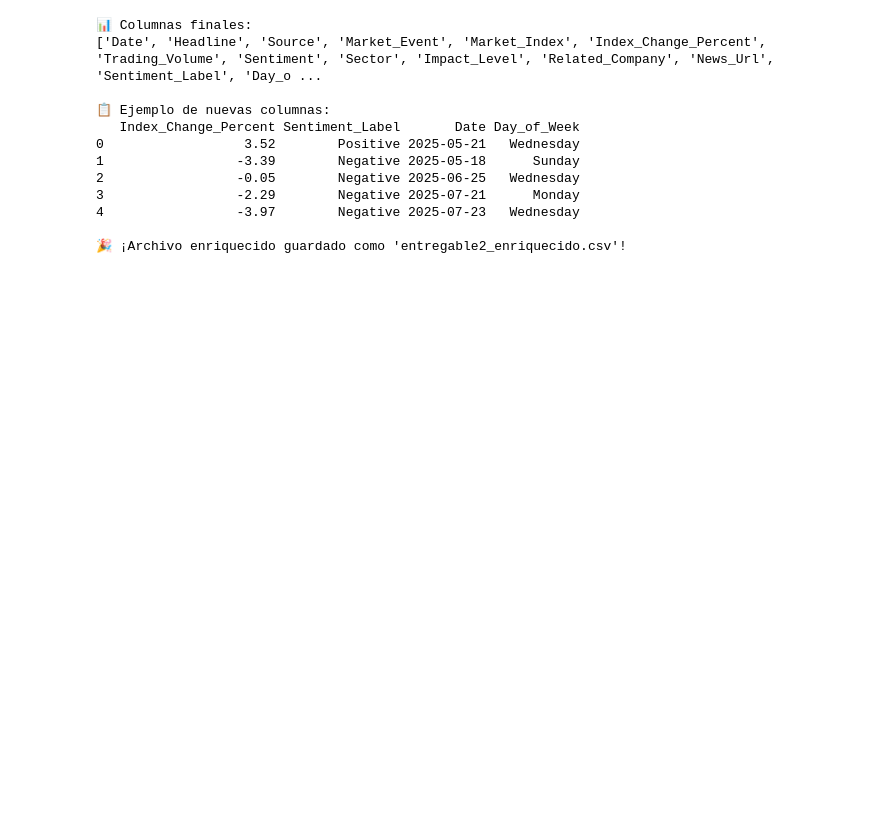
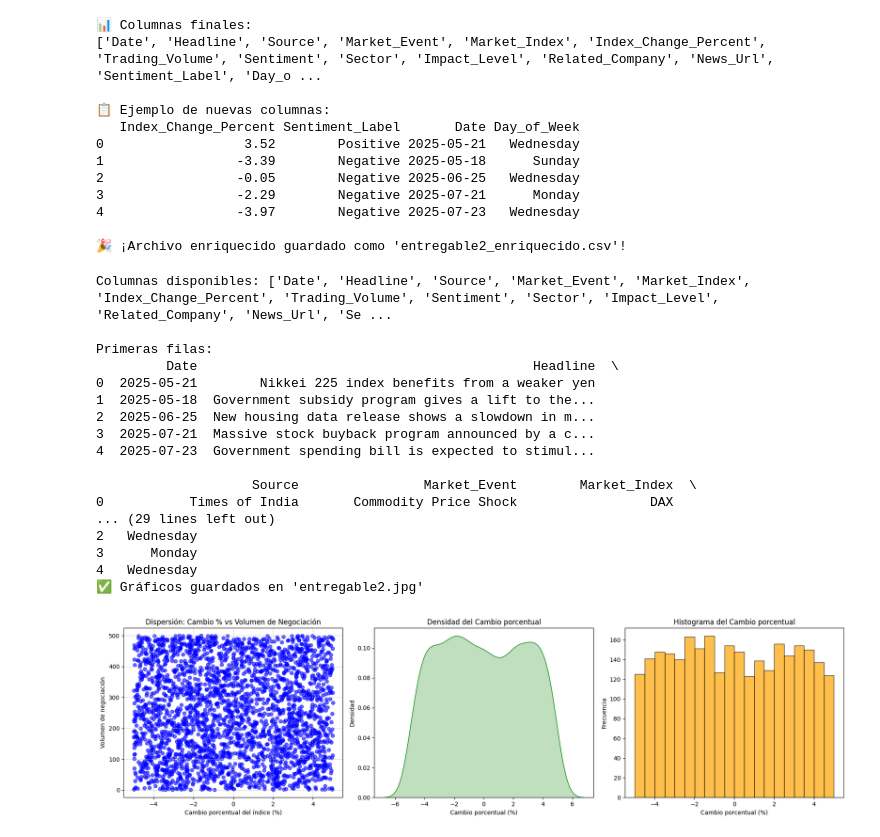
Before and after one commit to mariatovarjp-lgtm/ANALISIS-DE-DATOSB1-2025, a Jupyter notebook: re2.ipynb, the cells around one changed output. Saved outputs shown, nothing was run; the diff lists cells and outputs as text; code cells hidden in the pictures; blank space fills up the shorter version.

```diff
--- a/re2.ipynb
+++ b/re2.ipynb
@@ -114,3 +128,73 @@ print(f"\n🎉 ¡Archivo enriquecido guardado como '{output_file}'!")
 4                 -3.97        Negative 2025-07-23   Wednesday
 
 🎉 ¡Archivo enriquecido guardado como 'entregable2_enriquecido.csv'!
+# %%
+# Cargar los datos
+df = pd.read_csv('entregable2.csv')
+
+# Verificar estructura
+print("Columnas disponibles:", df.columns.tolist())
+print("\nPrimeras filas:")
+print(df.head())
+
+# Convertir 'Index_Change_Percent' a float (si hay problemas con formato)
+df['Index_Change_Percent'] = pd.to_numeric(df['Index_Change_Percent'], errors='coerce')
+df['Trading_Volume'] = pd.to_numeric(df['Trading_Volume'], errors='coerce')
+
+# Eliminar filas con valores nulos en Index_Change_Percent
+df = df.dropna(subset=['Index_Change_Percent'])
+
+# Crear figura con 3 subplots
+fig, axes = plt.subplots(1, 3, figsize=(18, 5))
+
+# 1. Gráfico de dispersión: Index_Change_Percent vs Trading_Volume
+axes[0].scatter(df['Index_Change_Percent'], df['Trading_Volume'], alpha=0.6, color='blue')
+axes[0].set_title('Dispersión: Cambio % vs Volumen de Negociación')
+axes[0].set_xlabel('Cambio porcentual del índice (%)')
+axes[0].set_ylabel('Volumen de negociación')
+axes[0].grid(True, linestyle='--', alpha=0.7)
+
+
+# 2. Gráfico de densidad (KDE) del cambio porcentual
+sns.kdeplot(df['Index_Change_Percent'], ax=axes[1], color='green', fill=True)
+axes[1].set_title('Densidad del Cambio porcentual')
+axes[1].set_xlabel('Cambio porcentual (%)')
+axes[1].set_ylabel('Densidad')
+
+# 3. Histograma del cambio porcentual
+axes[2].hist(df['Index_Change_Percent'], bins=20, color='orange', edgecolor='black', alpha=0.7)
+axes[2].set_title('Histograma del Cambio porcentual')
+axes[2].set_xlabel('Cambio porcentual (%)')
+axes[2].set_ylabel('Frecuencia')
+
+# Ajustar espaciado
+plt.tight_layout()
+
+# Ajustar espaciado
+plt.tight_layout()
+
+# Guardar como JPG
+plt.savefig('entregable2.jpg', dpi=300, bbox_inches='tight')
+print("✅ Gráficos guardados en 'entregable2.jpg'")
+
+# Opcional: mostrar en pantalla
+# plt.show()
+# %% [output]
+Columnas disponibles: ['Date', 'Headline', 'Source', 'Market_Event', 'Market_Index', 'Index_Change_Percent', 'Trading_Volume', 'Sentiment', 'Sector', 'Impact_Level', 'Related_Company', 'News_Url', 'Se ...
+
+Primeras filas:
+         Date                                           Headline  \
+0  2025-05-21        Nikkei 225 index benefits from a weaker yen
+1  2025-05-18  Government subsidy program gives a lift to the...
+2  2025-06-25  New housing data release shows a slowdown in m...
+3  2025-07-21  Massive stock buyback program announced by a c...
+4  2025-07-23  Government spending bill is expected to stimul...
+
+                    Source                Market_Event        Market_Index  \
+0           Times of India       Commodity Price Shock                 DAX
+... (29 lines left out)
+2   Wednesday
+3      Monday
+4   Wednesday
+✅ Gráficos guardados en 'entregable2.jpg'
+[figure, added]
```
Also changed, not shown: parts of 2 cells of this notebook, 2 other files.
